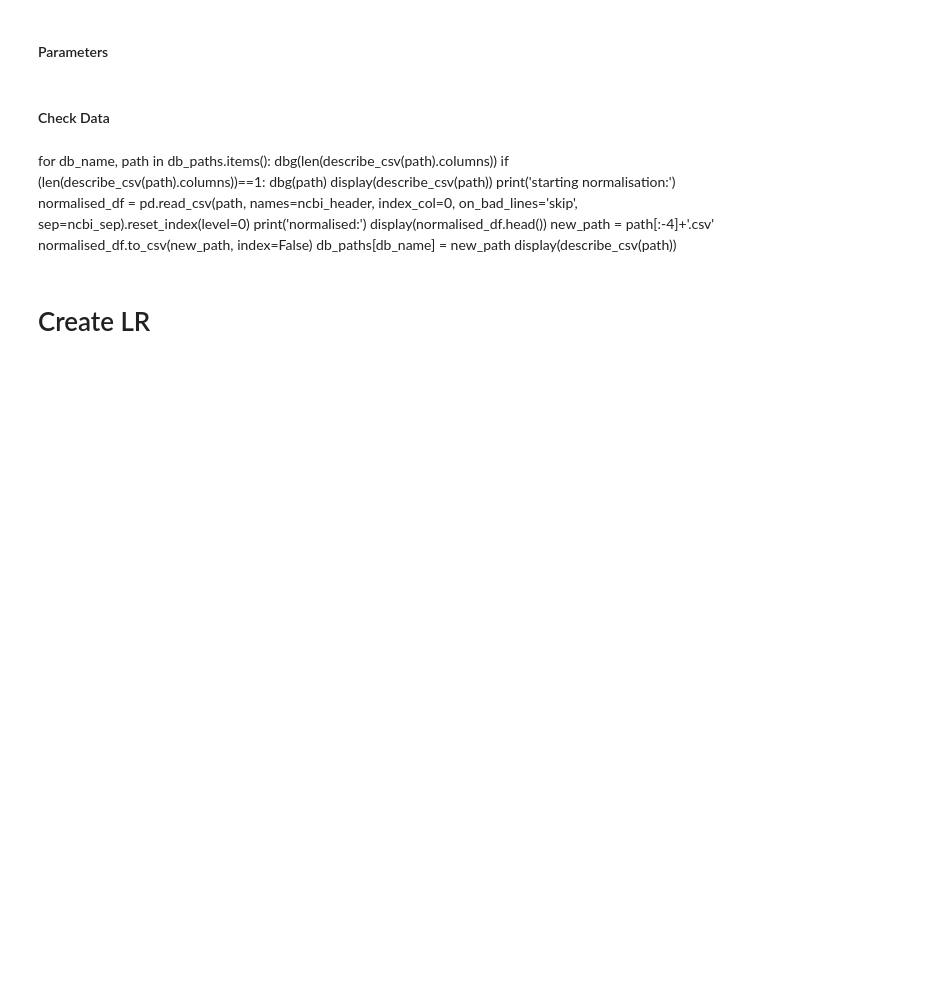
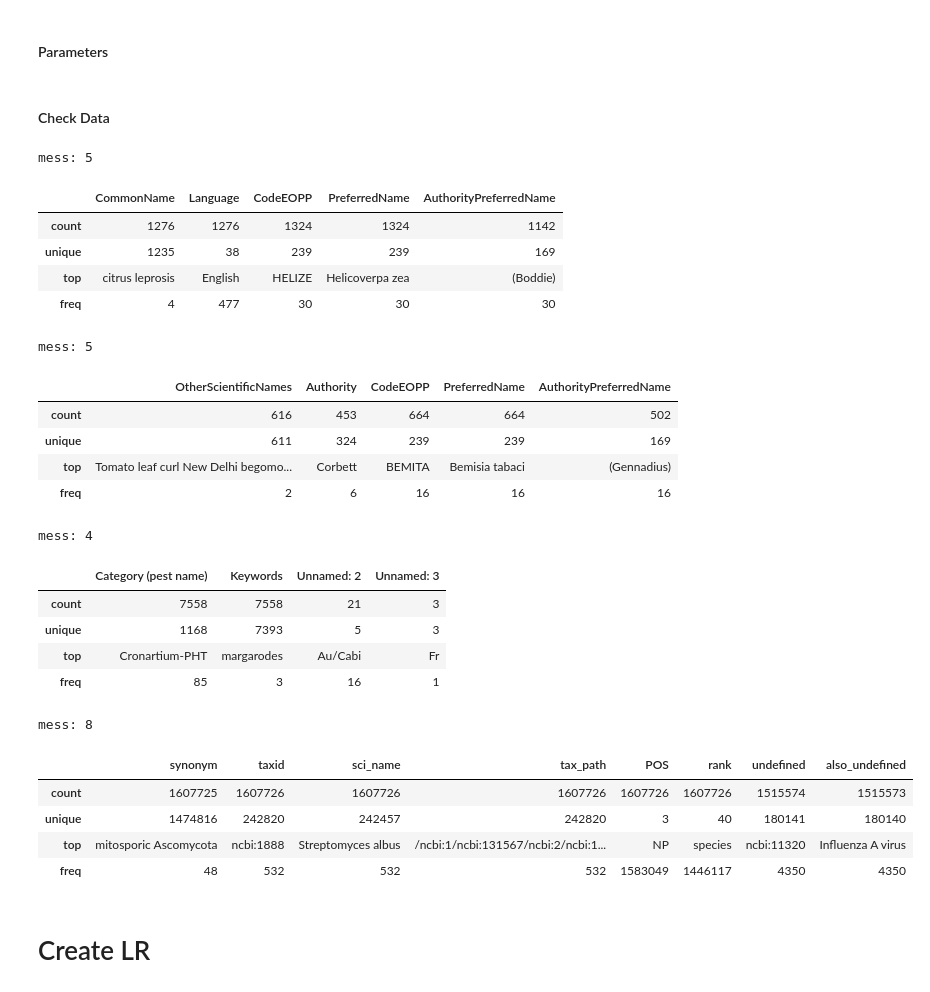
Before and after one commit to e-lubrini/quarantine-organisms-kr-nlp, a Jupyter notebook: lexical_resources/for_annotation/main.ipynb, the cells around one changed output. Drawn from its saved outputs; the diff is of its cells as text; code cells hidden in the pictures; blank space fills up the shorter version.

```diff
--- a/lexical_resources/for_annotation/main.ipynb
+++ b/lexical_resources/for_annotation/main.ipynb
@@ -101,20 +104,45 @@ cc = dict(
     )
 # %% [markdown]
 #### Check Data
-# %% [markdown]
-for db_name, path in db_paths.items():
-    dbg(len(describe_csv(path).columns))
-    if (len(describe_csv(path).columns))==1:
-        dbg(path)
-        display(describe_csv(path))
-        print('starting normalisation:')
-        normalised_df = pd.read_csv(path, names=ncbi_header, index_col=0, on_bad_lines='skip', sep=ncbi_sep).reset_index(level=0)
-        print('normalised:')
-        display(normalised_df.head())
-        new_path = path[:-4]+'.csv'
-        normalised_df.to_csv(new_path, index=False)
-        db_paths[db_name] = new_path
-    display(describe_csv(path))
+# %%
+for db_name, path in db_paths.items():
+    dbg(len(describe_csv(path).columns))
+    if (len(describe_csv(path).columns))==1:
+        dbg(path)
+        display(describe_csv(path))
+        print('starting normalisation:')
+        normalised_df = pd.read_csv(path, names=ncbi_header, index_col=0, on_bad_lines='skip', sep=ncbi_sep).reset_index(level=0)
+        print('normalised:')
+        display(normalised_df.head())
+        new_path = path[:-4]+'.csv'
+        normalised_df.to_csv(new_path, index=False)
+        db_paths[db_name] = new_path
+    display(describe_csv(path))
+# %% [output]
+mess: 5
+|  | CommonName | Language | CodeEOPP | PreferredName | AuthorityPreferredName |
+| count | 1276 | 1276 | 1324 | 1324 | 1142 |
+| unique | 1235 | 38 | 239 | 239 | 169 |
+| top | citrus leprosis | English | HELIZE | Helicoverpa zea | (Boddie) |
+| freq | 4 | 477 | 30 | 30 | 30 |
+mess: 5
+|  | OtherScientificNames | Authority | CodeEOPP | PreferredName | AuthorityPreferredName |
+| count | 616 | 453 | 664 | 664 | 502 |
+| unique | 611 | 324 | 239 | 239 | 169 |
+| top | Tomato leaf curl New Delhi begomo... | Corbett | BEMITA | Bemisia tabaci | (Gennadius) |
+| freq | 2 | 6 | 16 | 16 | 16 |
+mess: 4
+|  | Category (pest name) | Keywords | Unnamed: 2 | Unnamed: 3 |
+| count | 7558 | 7558 | 21 | 3 |
+| unique | 1168 | 7393 | 5 | 3 |
+| top | Cronartium-PHT | margarodes | Au/Cabi | Fr |
+| freq | 85 | 3 | 16 | 1 |
+mess: 8
+|  | synonym | taxid | sci_name | tax_path | POS | rank | undefined | also_undefined |
+| count | 1607725 | 1607726 | 1607726 | 1607726 | 1607726 | 1607726 | 1515574 | 1515573 |
+| unique | 1474816 | 242820 | 242457 | 242820 | 3 | 40 | 180141 | 180140 |
+| top | mitosporic Ascomycota | ncbi:1888 | Streptomyces albus | /ncbi:1/ncbi:131567/ncbi:2/ncbi:1... | NP | species | ncbi:11320 | Influenza A virus |
+| freq | 48 | 532 | 532 | 532 | 1583049 | 1446117 | 4350 | 4350 |
 # %% [markdown]
 # Create LR
 # %% [markdown]
```
Also changed, not shown: parts of 3 cells of this notebook, 15 other files.
